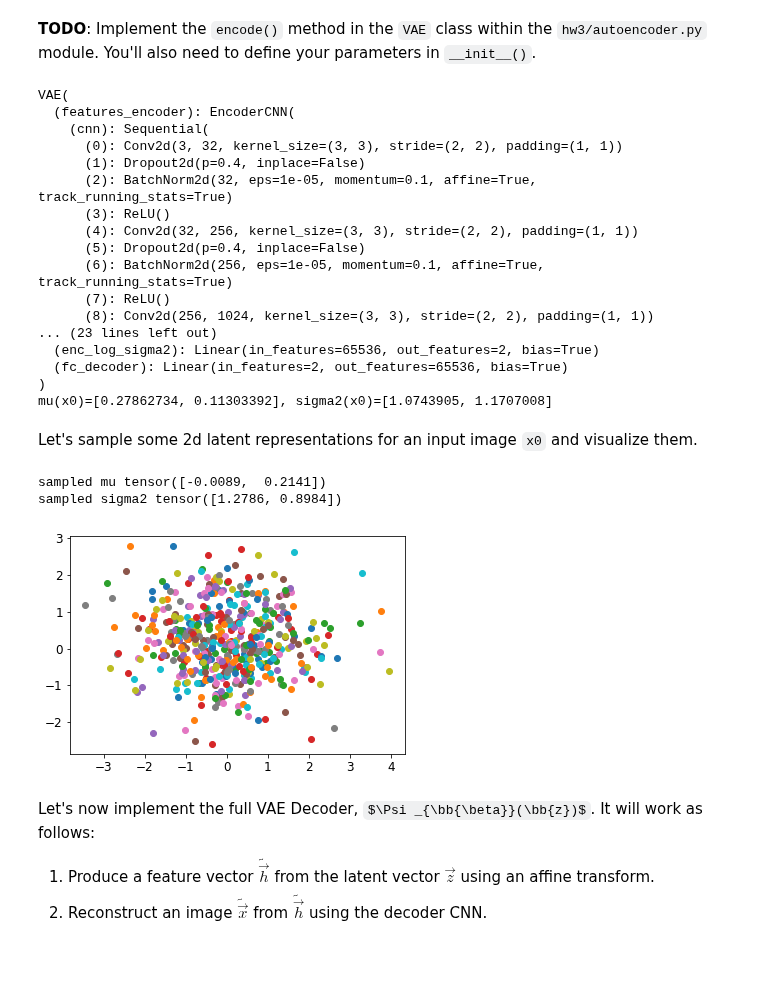
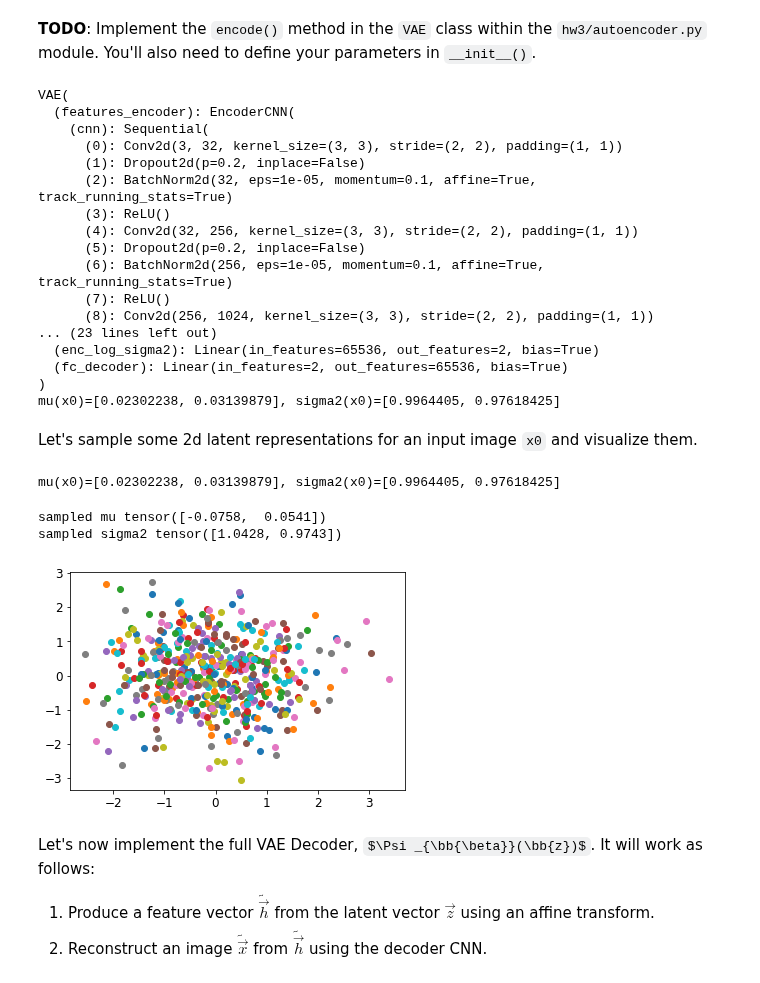
Before and after one commit to danizil/DL_hw3, a Jupyter notebook: Part2_VAE.ipynb, the cells around one changed output. Cells and saved outputs as stored; diff of their text form; code cells hidden in the pictures; some formulas as TeX source.

Commit message:
will add dropout and batchnorm flags, to see if i can overfit without them

```diff
--- a/Part2_VAE.ipynb
+++ b/Part2_VAE.ipynb
@@ -306,6 +306,7 @@ You'll also need to define your parameters in `__init__()`.
 # %%
 z_dim = 2
 vae = autoencoder.VAE(encoder_cnn, decoder_cnn, x0[0].size(), z_dim).to(device)
+vae.train(False)
 print(vae)
 
 z, mu, log_sigma2 = vae.encode(x0)
@@ -319,11 +320,11 @@ VAE(
   (features_encoder): EncoderCNN(
     (cnn): Sequential(
       (0): Conv2d(3, 32, kernel_size=(3, 3), stride=(2, 2), padding=(1, 1))
-      (1): Dropout2d(p=0.4, inplace=False)
+      (1): Dropout2d(p=0.2, inplace=False)
       (2): BatchNorm2d(32, eps=1e-05, momentum=0.1, affine=True, track_running_stats=True)
       (3): ReLU()
       (4): Conv2d(32, 256, kernel_size=(3, 3), stride=(2, 2), padding=(1, 1))
-      (5): Dropout2d(p=0.4, inplace=False)
+      (5): Dropout2d(p=0.2, inplace=False)
       (6): BatchNorm2d(256, eps=1e-05, momentum=0.1, affine=True, track_running_stats=True)
       (7): ReLU()
       (8): Conv2d(256, 1024, kernel_size=(3, 3), stride=(2, 2), padding=(1, 1))
@@ -331,26 +332,32 @@ VAE(
   (enc_log_sigma2): Linear(in_features=65536, out_features=2, bias=True)
   (fc_decoder): Linear(in_features=2, out_features=65536, bias=True)
 )
-mu(x0)=[0.27862734, 0.11303392], sigma2(x0)=[1.0743905, 1.1707008]
+mu(x0)=[0.02302238, 0.03139879], sigma2(x0)=[0.9964405, 0.97618425]
 # %% [markdown]
 Let's sample some 2d latent representations for an input image `x0` and visualize them.
+# %%
+print(f'mu(x0)={list(*mu.detach().cpu().numpy())}, sigma2(x0)={list(*torch.exp(log_sigma2).detach().cpu().numpy())}')
+# %% [output]
+mu(x0)=[0.02302238, 0.03139879], sigma2(x0)=[0.9964405, 0.97618425]
 # %%
 # Sample from q(Z|x)
 N = 500
 Z = torch.zeros(N, z_dim)
 _, ax = plt.subplots()
 with torch.no_grad():
     for i in range(N):
         Z[i], _, _ = vae.encode(x0)
         ax.scatter(*Z[i].cpu().numpy())
 
 # Should be close to the mu/sigma in the previous block above
+vae.train(True)
+# DAN: it's close when you turn off training (because of dropout)
 print('sampled mu', torch.mean(Z, dim=0))
 print('sampled sigma2', torch.var(Z, dim=0))
 # %% [output]
-sampled mu tensor([-0.0089,  0.2141])
-sampled sigma2 tensor([1.2786, 0.8984])
+sampled mu tensor([-0.0758,  0.0541])
+sampled sigma2 tensor([1.0428, 0.9743])
-[figure, old version]
+[figure, new version]
 # %% [markdown]
 Let's now implement the full VAE Decoder, $\Psi _{\bb{\beta}}(\bb{z})$.
 It will work as follows:
```
Also changed, not shown: parts of 15 cells of this notebook, 3 other files.
